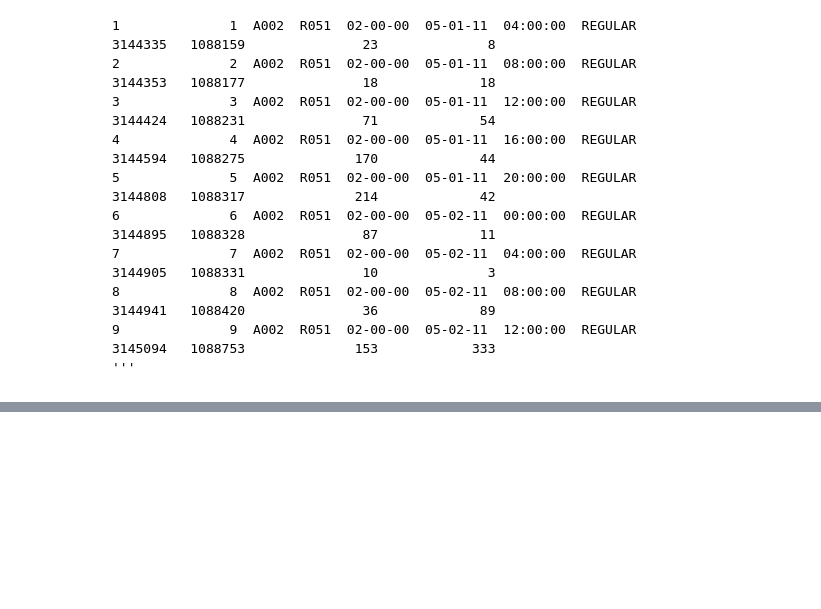
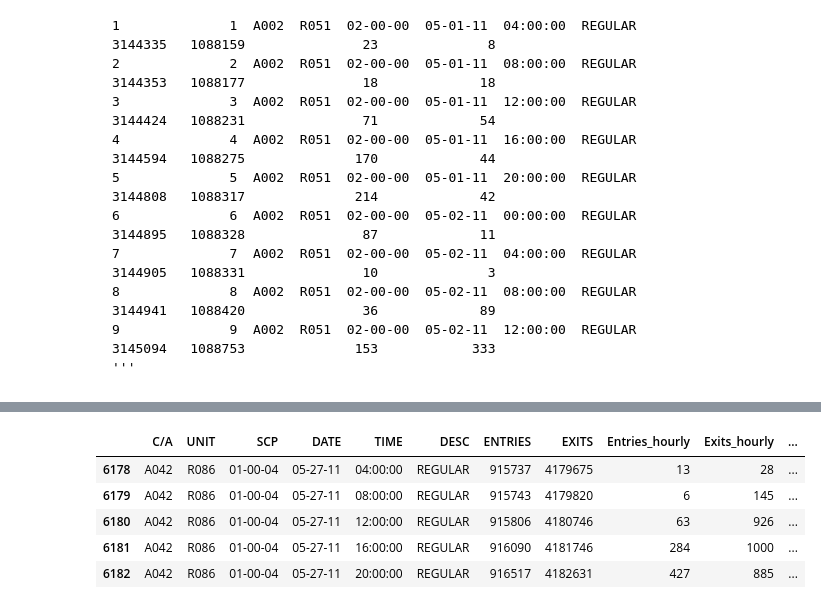
Before and after one commit to rohitx/DataSciencePrep, a Jupyter notebook: Udacity/Intro_to_data_science.ipynb, the cells around one changed output, grey strips where cells are left out. Saved outputs shown, nothing was run; the diff lists cells and outputs as text; code cells hidden in the pictures; blank space fills up the shorter version.

```diff
--- a/Udacity/Intro_to_data_science.ipynb
+++ b/Udacity/Intro_to_data_science.ipynb
@@ -907,6 +907,7 @@ def filter_by_regular(filename):
 head_names = ["C/A","UNIT","SCP","DATE","TIME","DESC","ENTRIES","EXITS"]
 df_turnstile = pd.read_csv('updated_turnstile_110528.txt', names = head_names)
 turnstile_data = df_turnstile[(df_turnstile['DESC'] == 'REGULAR')]
+turnstile_data.reset_index(drop=True, inplace=True)
 turnstile_data.head()
 # %% [output]
 |  | C/A | UNIT | SCP | DATE | TIME | DESC | ENTRIES | EXITS |
@@ -1000,3 +1001,10 @@ The data in the MTA Subway Turnstile data reports on the cumulative
     8              8  A002  R051  02-00-00  05-02-11  08:00:00  REGULAR   3144941   1088420               36             89
     9              9  A002  R051  02-00-00  05-02-11  12:00:00  REGULAR   3145094   1088753              153            333
     '''
+# %%
+test_cell = turnstile_data[:]
+test_cell.EXITS = test_cell.EXITS.shift(1)
+Exits = turnstile_data.EXITS - test_cell.EXITS
+turnstile_data['Exits_hourly'] = Exits
+turnstile_data['Exits_hourly'].fillna(1, inplace=True)
+turnstile_data.head()
@@ -1002,0 +1031,20 @@ The data in the MTA Subway Turnstile data reports on the cumulative
+# %%
+new_time = []
+for index, TIME in turnstile_data.iterrows():
+    if TIME[4][:2] < '10':
+        new_time.append(TIME[4][1:2])
+    else:
+        new_time.append(TIME[4][:2])
+# %%
+time_formatted = Series(new_time, index = [i for i in range(len(new_time))])
+turnstile_data['Time_Formatted'] = time_formatted
+turnstile_data.to_csv("newTurnstileData.csv")
+# %%
+turnstile_data.tail()
+# %% [output]
+|  | C/A | UNIT | SCP | DATE | TIME | DESC | ENTRIES | EXITS | Entries_hourly | Exits_hourly | ... |
+| 6178 | A042 | R086 | 01-00-04 | 05-27-11 | 04:00:00 | REGULAR | 915737 | 4179675 | 13 | 28 | ... |
+| 6179 | A042 | R086 | 01-00-04 | 05-27-11 | 08:00:00 | REGULAR | 915743 | 4179820 | 6 | 145 | ... |
+| 6180 | A042 | R086 | 01-00-04 | 05-27-11 | 12:00:00 | REGULAR | 915806 | 4180746 | 63 | 926 | ... |
+| 6181 | A042 | R086 | 01-00-04 | 05-27-11 | 16:00:00 | REGULAR | 916090 | 4181746 | 284 | 1000 | ... |
+| 6182 | A042 | R086 | 01-00-04 | 05-27-11 | 20:00:00 | REGULAR | 916517 | 4182631 | 427 | 885 | ... |
```
Also changed, not shown: parts of 10 cells of this notebook, 7 other files.
